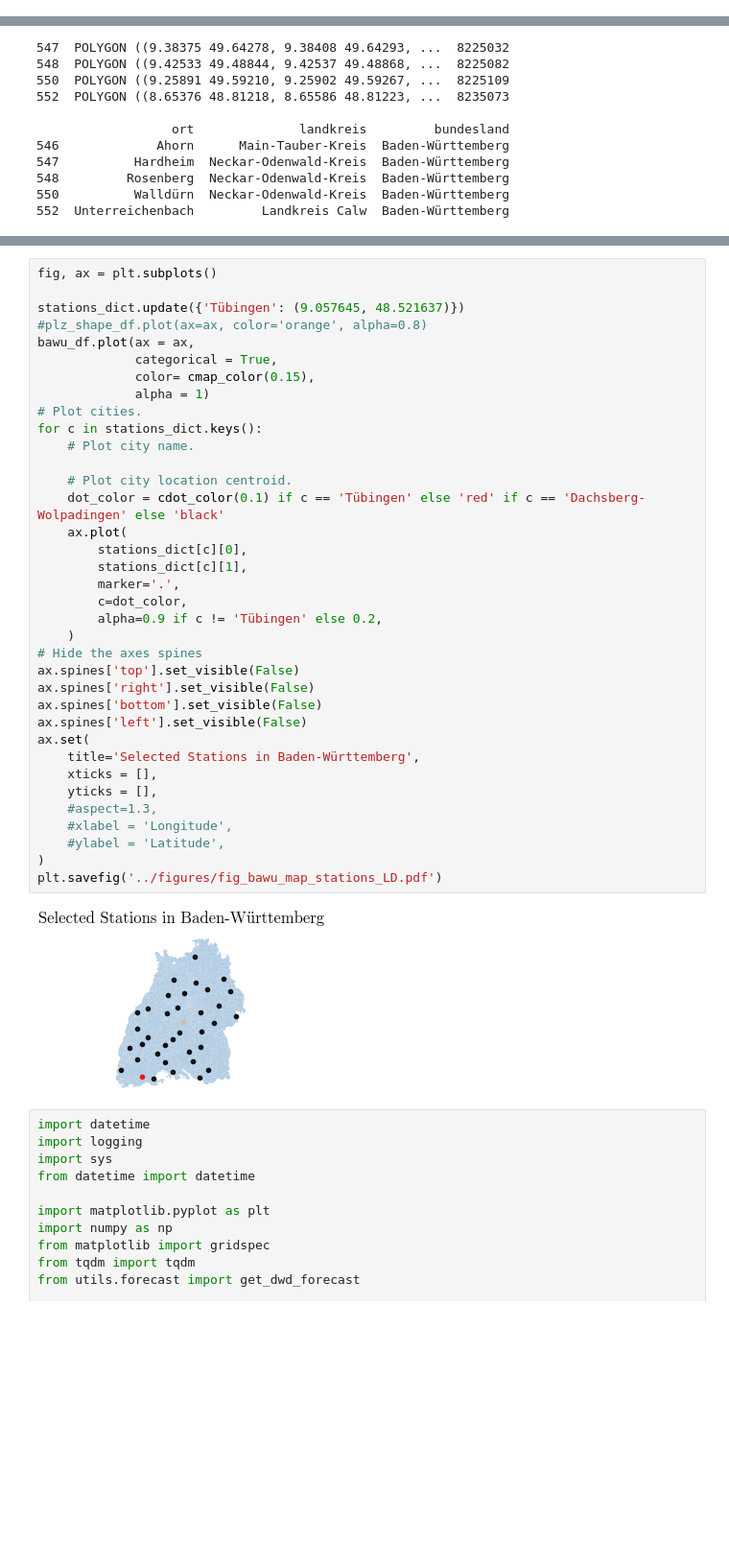
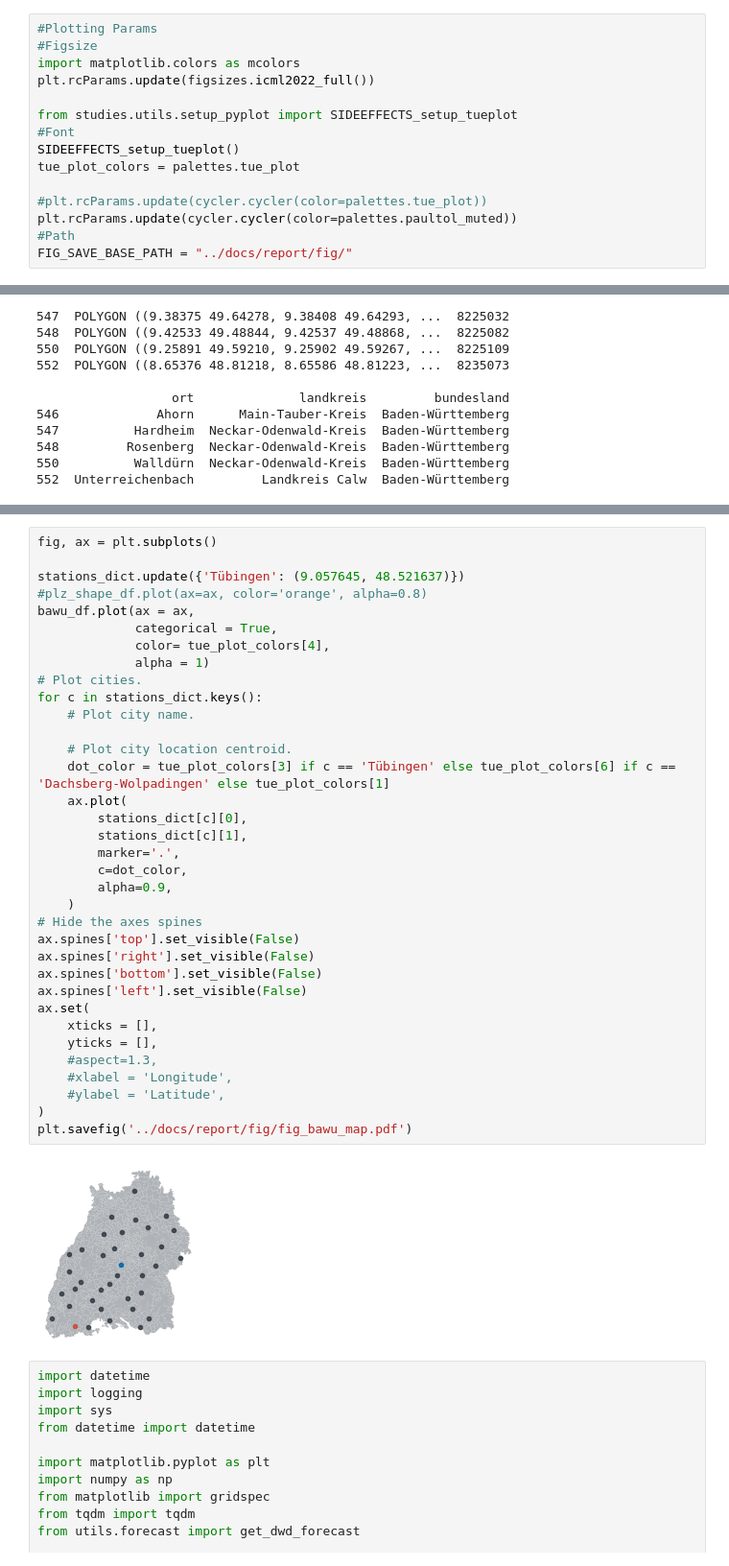
Before and after one commit to RobinU434/DataLiteracy, a Jupyter notebook: studies/11_01_24_LD_fig_BaWu_stations.ipynb, the cells around one changed output, grey strips where cells are left out. Shown at 96% size. Drawn from its saved outputs; the diff is of its cells as text; blank space fills up the shorter version.

Commit message:
plot erased titles

```diff
--- a/studies/11_01_24_LD_fig_BaWu_stations.ipynb
+++ b/studies/11_01_24_LD_fig_BaWu_stations.ipynb
@@ -13,6 +13,21 @@ from tueplots import figsizes, fonts
 #Colours
 cmap_color = plt.cm.get_cmap('Pastel1')
 cdot_color = plt.cm.get_cmap('tab20')
+# %%
+#Plotting Params
+#Figsize
+import matplotlib.colors as mcolors
+plt.rcParams.update(figsizes.icml2022_full())
+
+from studies.utils.setup_pyplot import SIDEEFFECTS_setup_tueplot
+#Font
+SIDEEFFECTS_setup_tueplot()
+tue_plot_colors = palettes.tue_plot
+
+#plt.rcParams.update(cycler.cycler(color=palettes.tue_plot))
+plt.rcParams.update(cycler.cycler(color=palettes.paultol_muted))
+#Path
+FIG_SAVE_BASE_PATH = "../docs/report/fig/"
 # %%
 stations = pd.read_csv("../project/data/dwd/stations.tsv", sep="\t")
 
@@ -153,39 +163,38 @@ fig, ax = plt.subplots()
 
 stations_dict.update({'Tübingen': (9.057645, 48.521637)})
 #plz_shape_df.plot(ax=ax, color='orange', alpha=0.8)
 bawu_df.plot(ax = ax,
              categorical = True,
-             color= cmap_color(0.15),
+             color= tue_plot_colors[4],
              alpha = 1)
 # Plot cities.
 for c in stations_dict.keys():
     # Plot city name.
 
     # Plot city location centroid.
-    dot_color = cdot_color(0.1) if c == 'Tübingen' else 'red' if c == 'Dachsberg-Wolpadingen' else 'black'
+    dot_color = tue_plot_colors[3] if c == 'Tübingen' else tue_plot_colors[6] if c == 'Dachsberg-Wolpadingen' else tue_plot_colors[1]
     ax.plot(
         stations_dict[c][0],
         stations_dict[c][1],
         marker='.',
         c=dot_color,
-        alpha=0.9 if c != 'Tübingen' else 0.2,
+        alpha=0.9,
     )
 # Hide the axes spines
 ax.spines['top'].set_visible(False)
 ax.spines['right'].set_visible(False)
 ax.spines['bottom'].set_visible(False)
 ax.spines['left'].set_visible(False)
 ax.set(
-    title='Selected Stations in Baden-Württemberg',
     xticks = [],
     yticks = [],
     #aspect=1.3,
     #xlabel = 'Longitude',
     #ylabel = 'Latitude',
 )
-plt.savefig('../figures/fig_bawu_map_stations_LD.pdf')
+plt.savefig('../docs/report/fig/fig_bawu_map.pdf')
 # %% [output]
-[figure, old version]
+[figure, new version]
 # %%
 import datetime
 import logging
```
Also changed, not shown: parts of 9 cells of this notebook, 2 other files.
